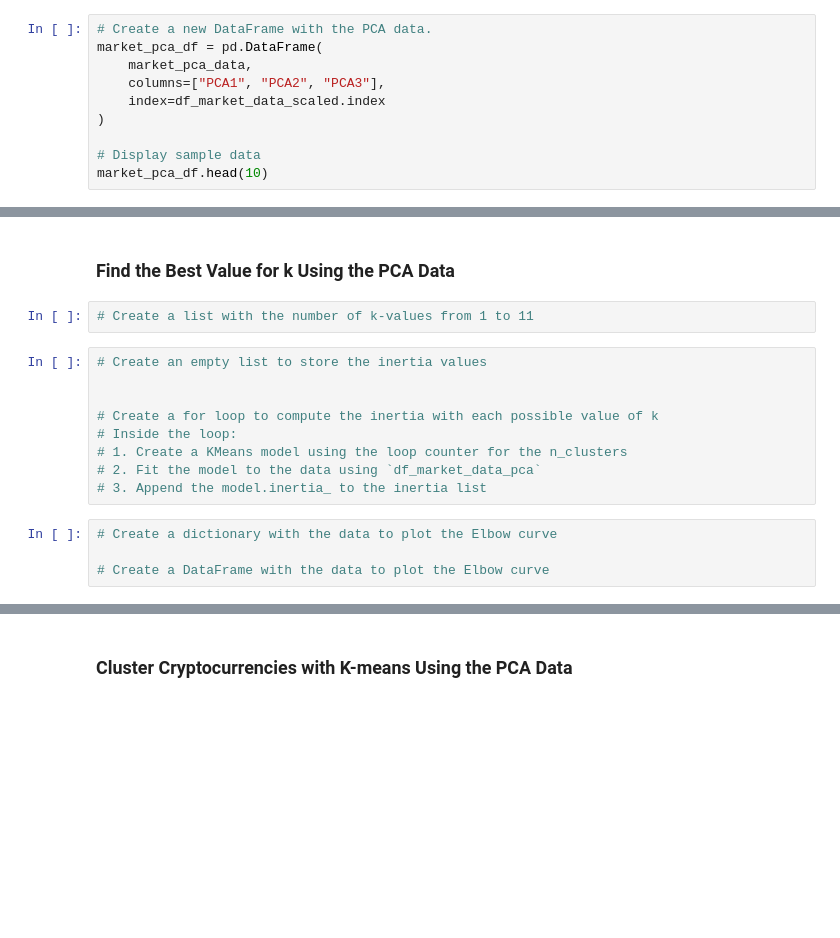
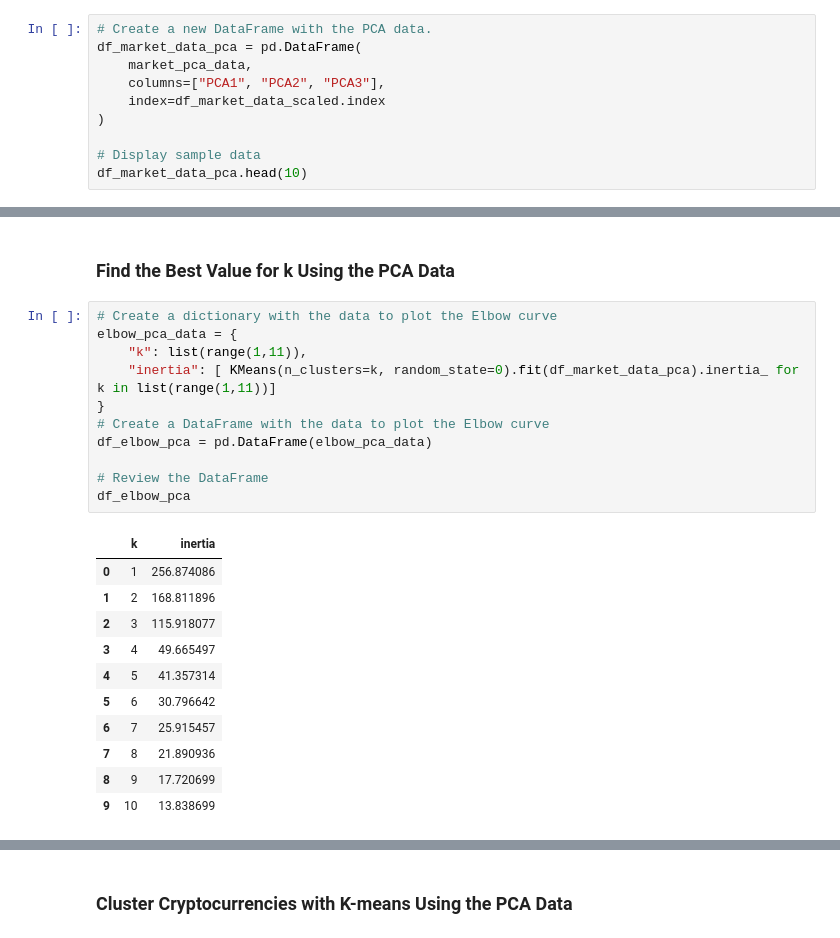
Before and after one commit to Julian-Panditharatne/CryptoClustering, a Jupyter notebook: Crypto_Clustering.ipynb, the cells around one changed output, grey strips where cells are left out. Drawn from its saved outputs; the diff is of its cells as text; blank space fills up the shorter version.

Commit message:
Found the Best Value for k using the PCA Data.

```diff
--- a/Crypto_Clustering.ipynb
+++ b/Crypto_Clustering.ipynb
@@ -252,13 +252,13 @@ sum(pca.explained_variance_ratio_)
 # %%
 # Create a new DataFrame with the PCA data.
-market_pca_df = pd.DataFrame(
+df_market_data_pca = pd.DataFrame(
     market_pca_data,
     columns=["PCA1", "PCA2", "PCA3"],
     index=df_market_data_scaled.index
 )
 
 # Display sample data
-market_pca_df.head(10)
+df_market_data_pca.head(10)
 # %% [output]
 |  | PCA1 | PCA2 | PCA3 |
 | coin_id |  |  |  |
@@ -276,21 +276,29 @@ market_pca_df.head(10)
 ---
 # %% [markdown]
 ### Find the Best Value for k Using the PCA Data
-# %%
-# Create a list with the number of k-values from 1 to 11
-# %%
-# Create an empty list to store the inertia values
-
-
-# Create a for loop to compute the inertia with each possible value of k
-# Inside the loop:
-# 1. Create a KMeans model using the loop counter for the n_clusters
-# 2. Fit the model to the data using `df_market_data_pca`
-# 3. Append the model.inertia_ to the inertia list
 # %%
 # Create a dictionary with the data to plot the Elbow curve
+elbow_pca_data = {
+    "k": list(range(1,11)),
+    "inertia": [ KMeans(n_clusters=k, random_state=0).fit(df_market_data_pca).inertia_ for k in list(range(1,11))]
+}
+# Create a DataFrame with the data to plot the Elbow curve
+df_elbow_pca = pd.DataFrame(elbow_pca_data)
 
-# Create a DataFrame with the data to plot the Elbow curve
+# Review the DataFrame
+df_elbow_pca
+# %% [output]
+|  | k | inertia |
+| 0 | 1 | 256.874086 |
+| 1 | 2 | 168.811896 |
+| 2 | 3 | 115.918077 |
+| 3 | 4 | 49.665497 |
+| 4 | 5 | 41.357314 |
+| 5 | 6 | 30.796642 |
+| 6 | 7 | 25.915457 |
+| 7 | 8 | 21.890936 |
+| 8 | 9 | 17.720699 |
+| 9 | 10 | 13.838699 |
 # %%
 # Plot a line chart with all the inertia values computed with
 # the different values of k to visually identify the optimal value for k.
```
Also changed, not shown: parts of 3 cells of this notebook.
